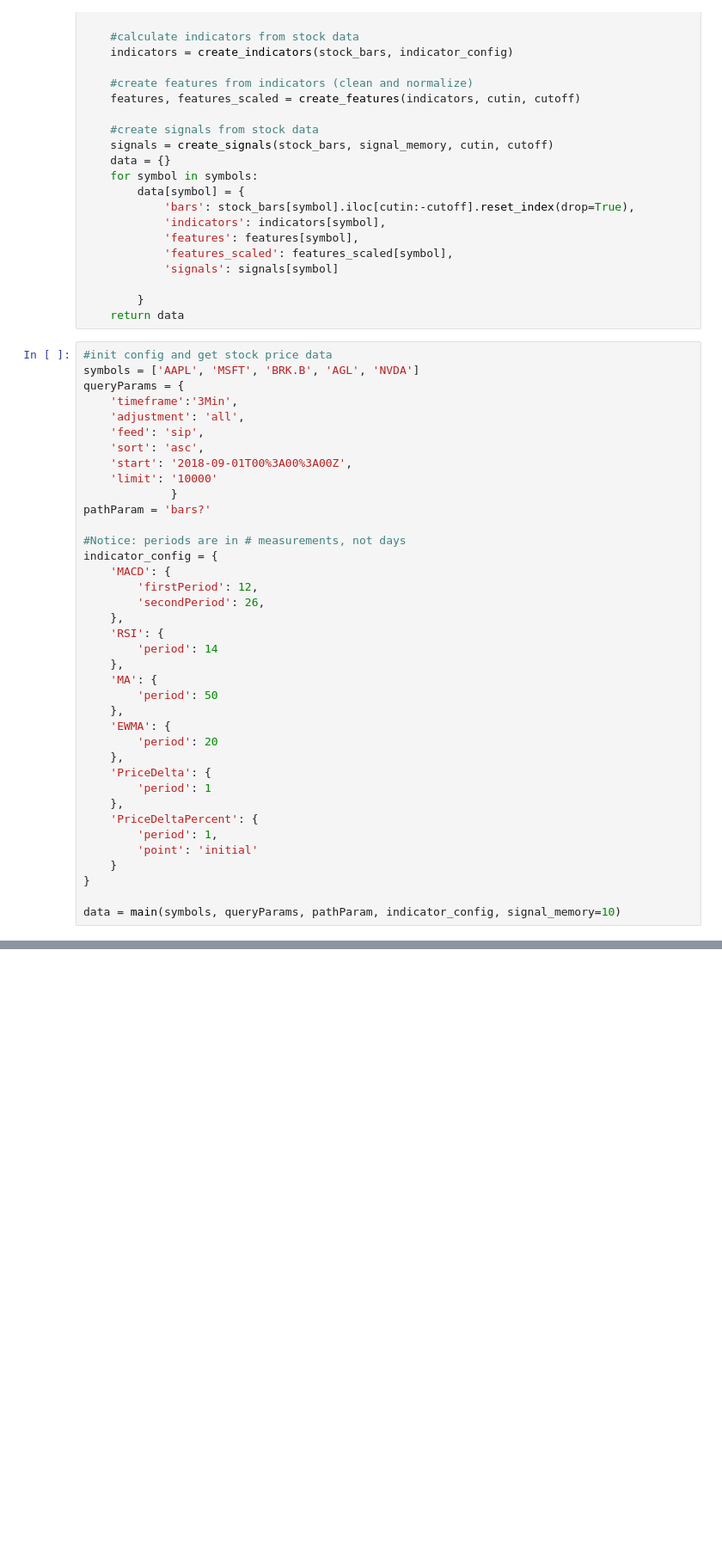
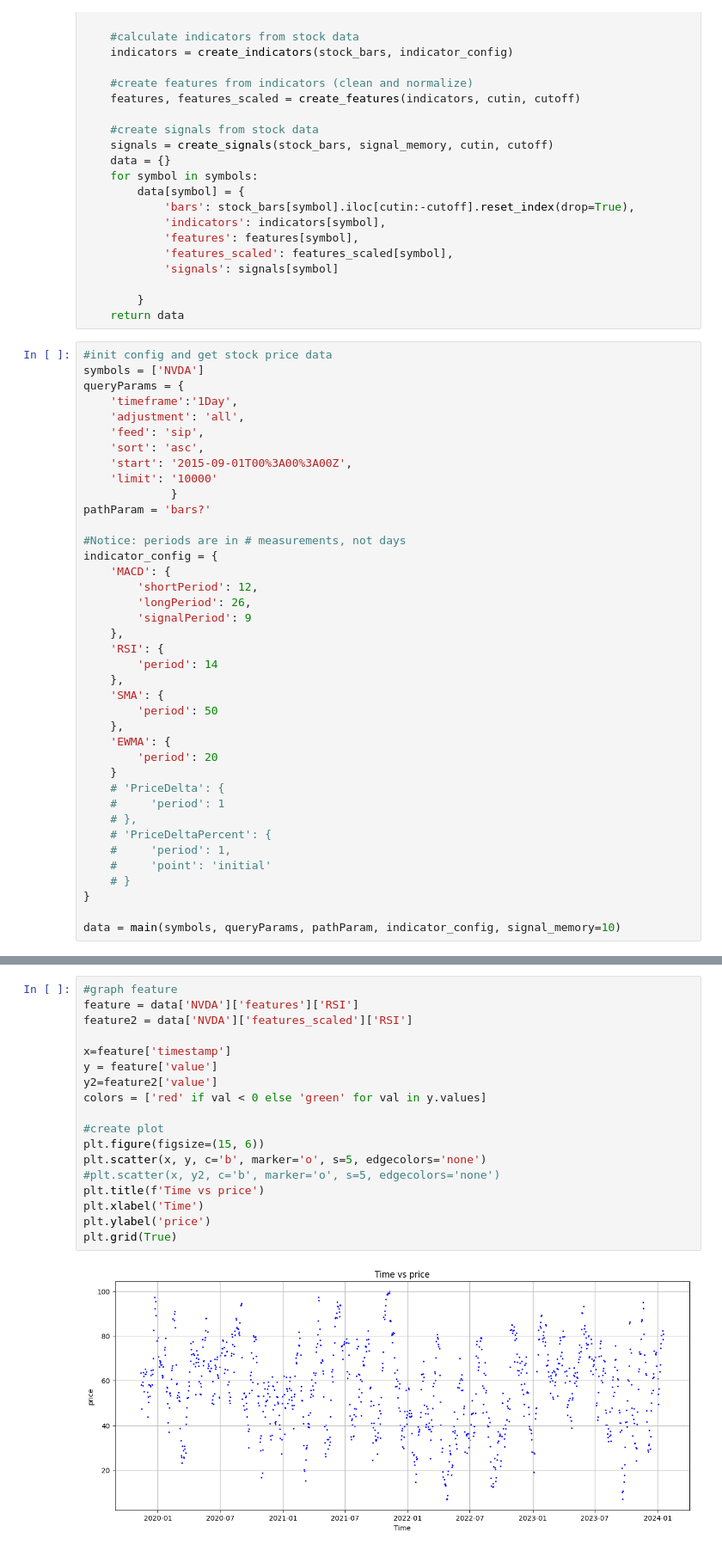
Before and after one commit to dmutascio/enigmaTrainer, a Jupyter notebook: enigmaTrainer.ipynb, the cells around one changed output, grey strips where cells are left out. Shown at 86% size. Saved outputs shown, nothing was run; the diff lists cells and outputs as text; blank space fills up the shorter version.

```diff
--- a/enigmaTrainer.ipynb
+++ b/enigmaTrainer.ipynb
@@ -291,13 +294,13 @@ def main(symbols, queryParams, pathParam, indicator_config, signal_memory):
     return data
 # %%
 #init config and get stock price data
-symbols = ['AAPL', 'MSFT', 'BRK.B', 'AGL', 'NVDA']
+symbols = ['NVDA']
 queryParams = {
-    'timeframe':'3Min',
+    'timeframe':'1Day',
     'adjustment': 'all',
     'feed': 'sip',
     'sort': 'asc',
-    'start': '2018-09-01T00%3A00%3A00Z',
+    'start': '2015-09-01T00%3A00%3A00Z',
     'limit': '10000'
              }
 pathParam = 'bars?'
@@ -305,25 +308,26 @@ pathParam = 'bars?'
 #Notice: periods are in # measurements, not days
 indicator_config = {
     'MACD': {
-        'firstPeriod': 12,
-        'secondPeriod': 26,
+        'shortPeriod': 12,
+        'longPeriod': 26,
+        'signalPeriod': 9
     },
     'RSI': {
         'period': 14
     },
-    'MA': {
+    'SMA': {
         'period': 50
     },
     'EWMA': {
         'period': 20
-    },
-    'PriceDelta': {
-        'period': 1
-    },
-    'PriceDeltaPercent': {
-        'period': 1,
-        'point': 'initial'
     }
+    # 'PriceDelta': {
+    #     'period': 1
+    # },
+    # 'PriceDeltaPercent': {
+    #     'period': 1,
+    #     'point': 'initial'
+    # }
 }
 
 data = main(symbols, queryParams, pathParam, indicator_config, signal_memory=10)
@@ -678,0 +592,20 @@ plt.show()
+# %%
+#graph feature
+feature = data['NVDA']['features']['RSI']
+feature2 = data['NVDA']['features_scaled']['RSI']
+
+x=feature['timestamp']
+y = feature['value']
+y2=feature2['value']
+colors = ['red' if val < 0 else 'green' for val in y.values]
+
+#create plot
+plt.figure(figsize=(15, 6))
+plt.scatter(x, y, c='b', marker='o', s=5, edgecolors='none')
+#plt.scatter(x, y2, c='b', marker='o', s=5, edgecolors='none')
+plt.title(f'Time vs price')
+plt.xlabel('Time')
+plt.ylabel('price')
+plt.grid(True)
+# %% [output]
+[figure, added]
```
Also changed, not shown: parts of 29 cells of this notebook.
